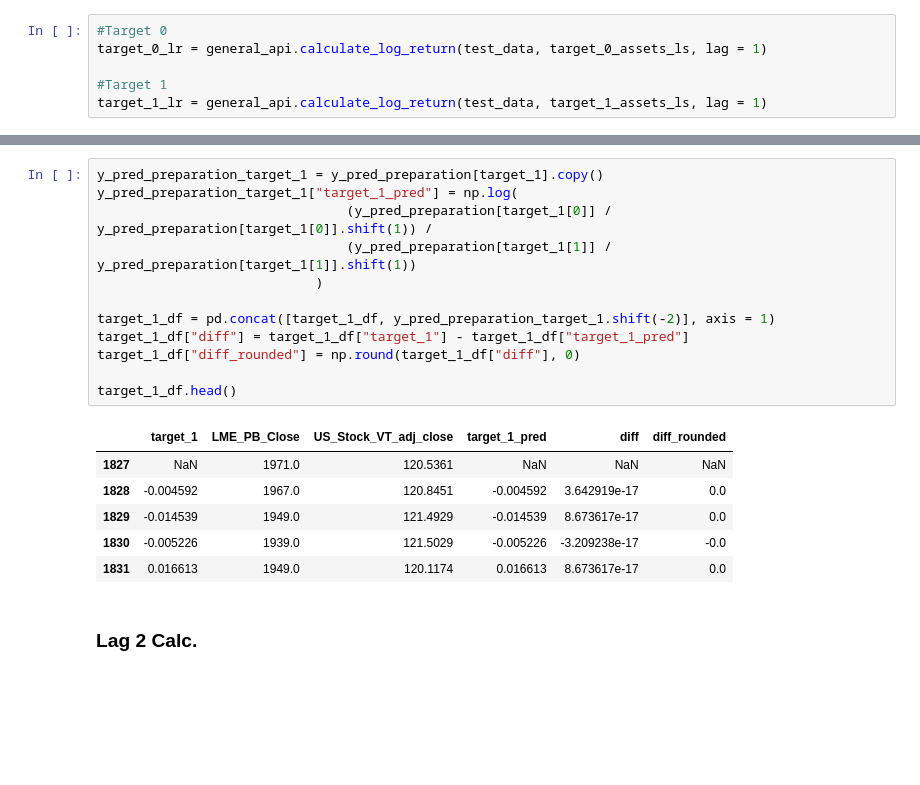
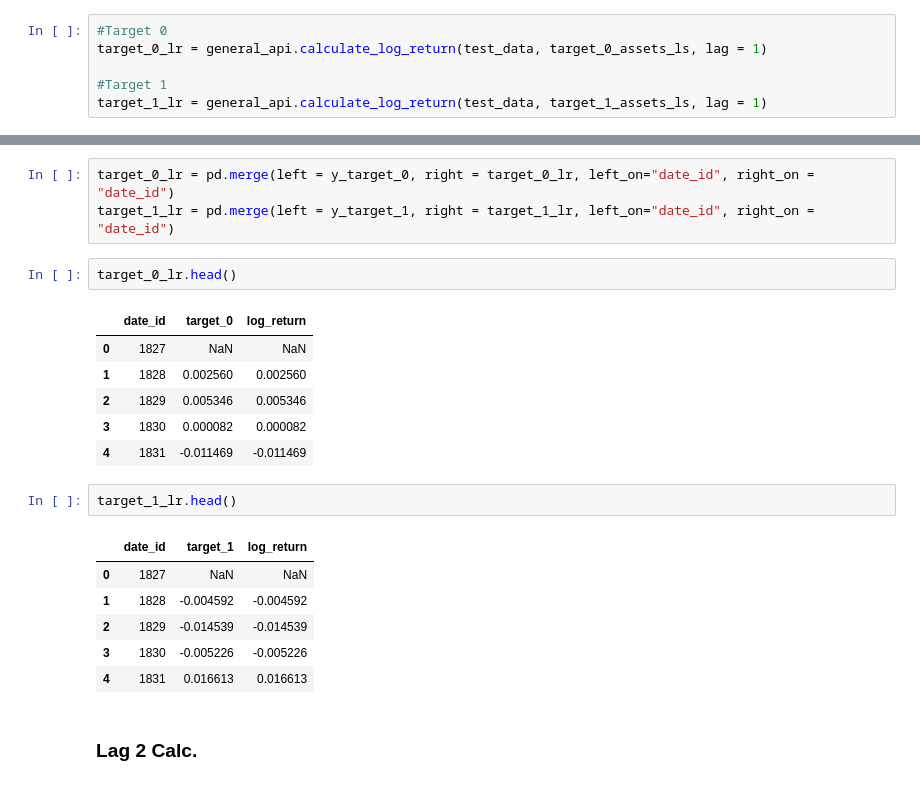
Before and after one commit to RobinWesselmann/mitsui_pred_challenge, a Jupyter notebook: notebooks/EDA_First_look.ipynb, the cells around one changed output, grey strips where cells are left out. Drawn from its saved outputs; the diff is of its cells as text; blank space fills up the shorter version.

```diff
--- a/notebooks/EDA_First_look.ipynb
+++ b/notebooks/EDA_First_look.ipynb
@@ -272,21 +235,23 @@ target_0_df.head()
-# %%
-y_pred_preparation_target_1 = y_pred_preparation[target_1].copy()
-y_pred_preparation_target_1["target_1_pred"] = np.log(
-                                (y_pred_preparation[target_1[0]] / y_pred_preparation[target_1[0]].shift(1)) /
-                                (y_pred_preparation[target_1[1]] / y_pred_preparation[target_1[1]].shift(1))
-                            )
-
-target_1_df = pd.concat([target_1_df, y_pred_preparation_target_1.shift(-2)], axis = 1)
-target_1_df["diff"] = target_1_df["target_1"] - target_1_df["target_1_pred"]
-target_1_df["diff_rounded"] = np.round(target_1_df["diff"], 0)
-
-target_1_df.head()
-# %% [output]
-|  | target_1 | LME_PB_Close | US_Stock_VT_adj_close | target_1_pred | diff | diff_rounded |
-| 1827 | NaN | 1971.0 | 120.5361 | NaN | NaN | NaN |
-| 1828 | -0.004592 | 1967.0 | 120.8451 | -0.004592 | 3.642919e-17 | 0.0 |
-| 1829 | -0.014539 | 1949.0 | 121.4929 | -0.014539 | 8.673617e-17 | 0.0 |
-| 1830 | -0.005226 | 1939.0 | 121.5029 | -0.005226 | -3.209238e-17 | -0.0 |
-| 1831 | 0.016613 | 1949.0 | 120.1174 | 0.016613 | 8.673617e-17 | 0.0 |
+# %%
+target_0_lr = pd.merge(left = y_target_0, right = target_0_lr, left_on="date_id", right_on = "date_id")
+target_1_lr = pd.merge(left = y_target_1, right = target_1_lr, left_on="date_id", right_on = "date_id")
+# %%
+target_0_lr.head()
+# %% [output]
+|  | date_id | target_0 | log_return |
+| 0 | 1827 | NaN | NaN |
+| 1 | 1828 | 0.002560 | 0.002560 |
+| 2 | 1829 | 0.005346 | 0.005346 |
+| 3 | 1830 | 0.000082 | 0.000082 |
+| 4 | 1831 | -0.011469 | -0.011469 |
+# %%
+target_1_lr.head()
+# %% [output]
+|  | date_id | target_1 | log_return |
+| 0 | 1827 | NaN | NaN |
+| 1 | 1828 | -0.004592 | -0.004592 |
+| 2 | 1829 | -0.014539 | -0.014539 |
+| 3 | 1830 | -0.005226 | -0.005226 |
+| 4 | 1831 | 0.016613 | 0.016613 |
 # %% [markdown]
 ### Lag 2 Calc.
```
Also changed, not shown: parts of 31 cells of this notebook, 15 other files.
